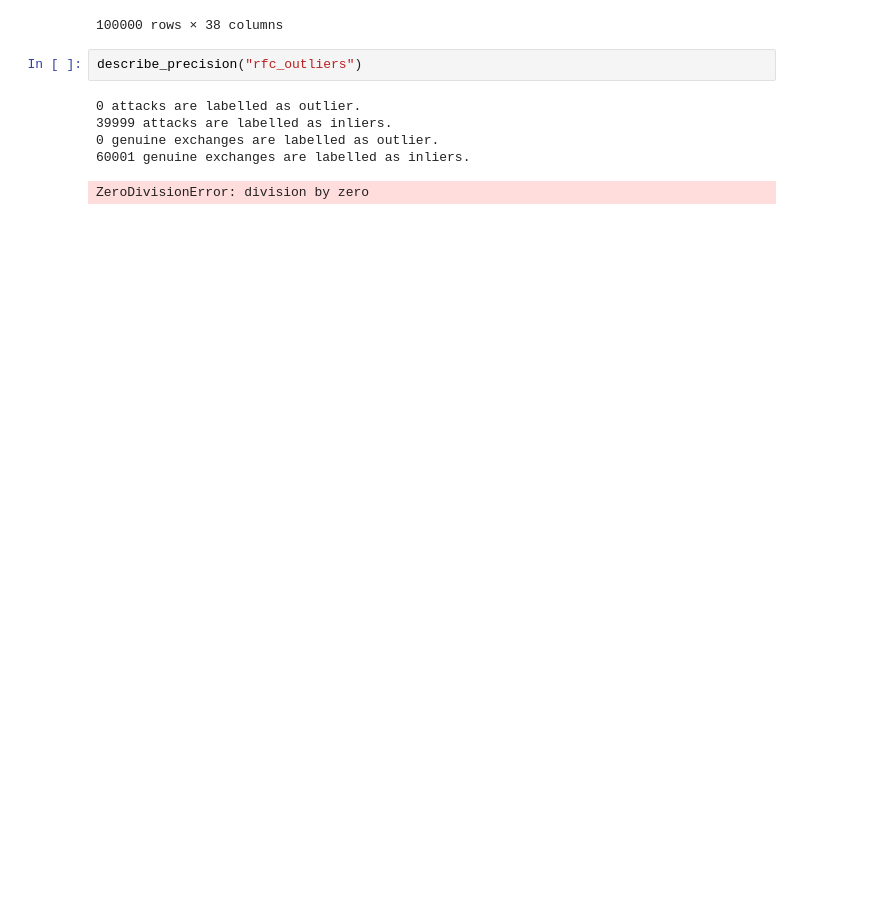
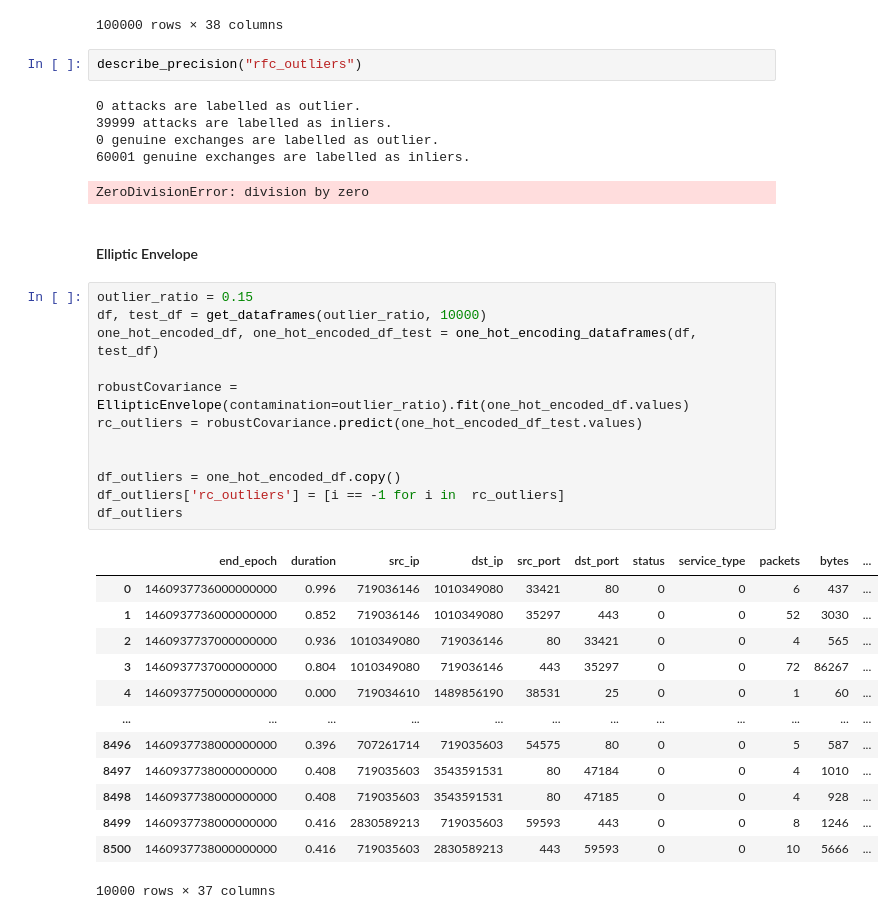
Before and after one commit to Leiyks/MLSECU, a Jupyter notebook: mlsecu.ipynb, the cells around one changed output. Drawn from its saved outputs; the diff is of its cells as text; blank space fills up the shorter version.

Commit message:
added elliptic envelope algorithm

```diff
--- a/mlsecu.ipynb
+++ b/mlsecu.ipynb
@@ -321,3 +328,31 @@ describe_precision("rfc_outliers")
 0 genuine exchanges are labelled as outlier.
 60001 genuine exchanges are labelled as inliers.
 ZeroDivisionError: division by zero
+# %% [markdown]
+#### Elliptic Envelope
+# %%
+outlier_ratio = 0.15
+df, test_df = get_dataframes(outlier_ratio, 10000)
+one_hot_encoded_df, one_hot_encoded_df_test = one_hot_encoding_dataframes(df, test_df)
+
+robustCovariance = EllipticEnvelope(contamination=outlier_ratio).fit(one_hot_encoded_df.values)
+rc_outliers = robustCovariance.predict(one_hot_encoded_df_test.values)
+
+
+df_outliers = one_hot_encoded_df.copy()
+df_outliers['rc_outliers'] = [i == -1 for i in  rc_outliers]
+df_outliers
+# %% [output]
+|  | end_epoch | duration | src_ip | dst_ip | src_port | dst_port | status | service_type | packets | bytes | ... |
+| 0 | 1460937736000000000 | 0.996 | 719036146 | 1010349080 | 33421 | 80 | 0 | 0 | 6 | 437 | ... |
+| 1 | 1460937736000000000 | 0.852 | 719036146 | 1010349080 | 35297 | 443 | 0 | 0 | 52 | 3030 | ... |
+| 2 | 1460937737000000000 | 0.936 | 1010349080 | 719036146 | 80 | 33421 | 0 | 0 | 4 | 565 | ... |
+| 3 | 1460937737000000000 | 0.804 | 1010349080 | 719036146 | 443 | 35297 | 0 | 0 | 72 | 86267 | ... |
+| 4 | 1460937750000000000 | 0.000 | 719034610 | 1489856190 | 38531 | 25 | 0 | 0 | 1 | 60 | ... |
+| ... | ... | ... | ... | ... | ... | ... | ... | ... | ... | ... | ... |
+| 8496 | 1460937738000000000 | 0.396 | 707261714 | 719035603 | 54575 | 80 | 0 | 0 | 5 | 587 | ... |
+| 8497 | 1460937738000000000 | 0.408 | 719035603 | 3543591531 | 80 | 47184 | 0 | 0 | 4 | 1010 | ... |
+| 8498 | 1460937738000000000 | 0.408 | 719035603 | 3543591531 | 80 | 47185 | 0 | 0 | 4 | 928 | ... |
+| 8499 | 1460937738000000000 | 0.416 | 2830589213 | 719035603 | 59593 | 443 | 0 | 0 | 8 | 1246 | ... |
+| 8500 | 1460937738000000000 | 0.416 | 719035603 | 2830589213 | 443 | 59593 | 0 | 0 | 10 | 5666 | ... |
+10000 rows × 37 columns
```
Also changed, not shown: parts of 6 cells of this notebook.
